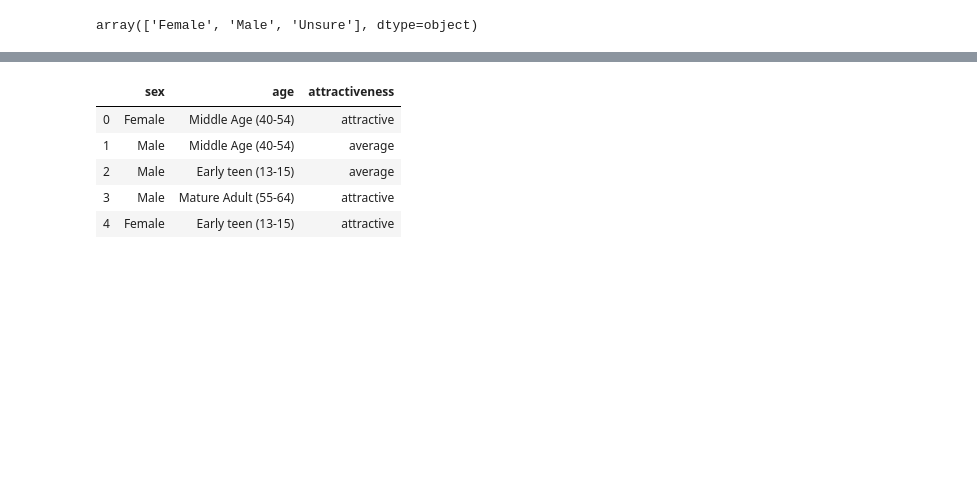
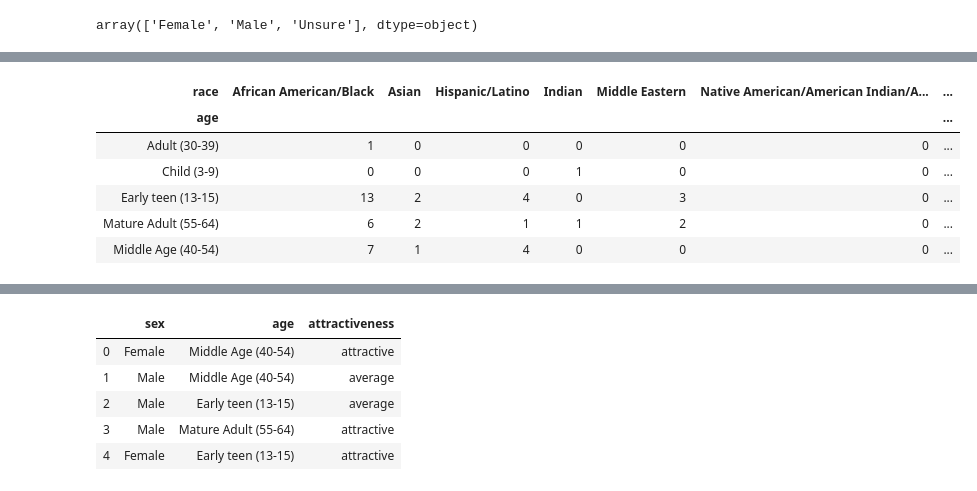
Before and after one commit to Davidfu777/Race-and-gender-in-Hollywood, a Jupyter notebook: docs/data/Race and Hollywood data processing.ipynb, the cells around one changed output, grey strips where cells are left out. Saved outputs shown, nothing was run; the diff lists cells and outputs as text; code cells hidden in the pictures; blank space fills up the shorter version.

```diff
--- a/docs/data/Race and Hollywood data processing.ipynb
+++ b/docs/data/Race and Hollywood data processing.ipynb
@@ -45,3 +45,6 @@ df[['6. Age (Sheet11)', '6. Age 1 (Sheet11)', '6. Age 1', '6. Age']]
 df['4. Sex (Sheet11)'].unique()
 # %% [output]
 array(['Female', 'Male', 'Unsure'], dtype=object)
+# %%
+df_race = df[['4. Sex (Sheet11)', '6. Age (Sheet11)','5. Race (Sheet11)']]
+df_race = df_race.rename(columns= {'4. Sex (Sheet11)': 'sex', '6. Age (Sheet11)': 'age', '5. Race (Sheet11)': 'race' })
@@ -47,0 +76,12 @@ array(['Female', 'Male', 'Unsure'], dtype=object)
+# %%
+df_male_race = df_race[df_race['sex']== 'Male']
+df_male_race_final = pd.crosstab(index=df_male_race['age'], columns=df_male_race['race'])
+df_male_race_final.head()
+# %% [output]
+| race | African American/Black | Asian | Hispanic/Latino | Indian | Middle Eastern | Native American/American Indian/A... | ... |
+| age |  |  |  |  |  |  | ... |
+| Adult (30-39) | 1 | 0 | 0 | 0 | 0 | 0 | ... |
+| Child (3-9) | 0 | 0 | 0 | 1 | 0 | 0 | ... |
+| Early teen (13-15) | 13 | 2 | 4 | 0 | 3 | 0 | ... |
+| Mature Adult (55-64) | 6 | 2 | 1 | 1 | 2 | 0 | ... |
+| Middle Age (40-54) | 7 | 1 | 4 | 0 | 0 | 0 | ... |
```
Also changed, not shown: parts of 5 cells of this notebook, 5 other files.
